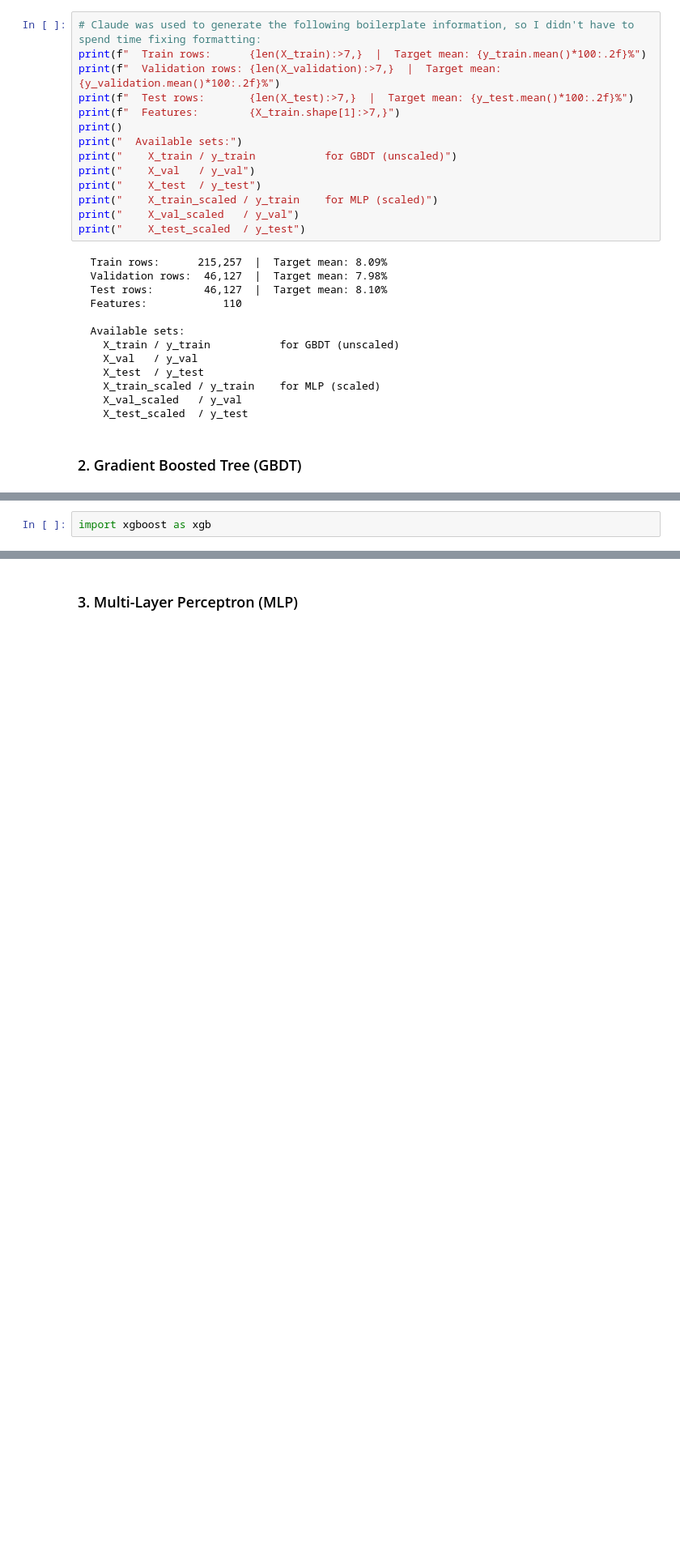
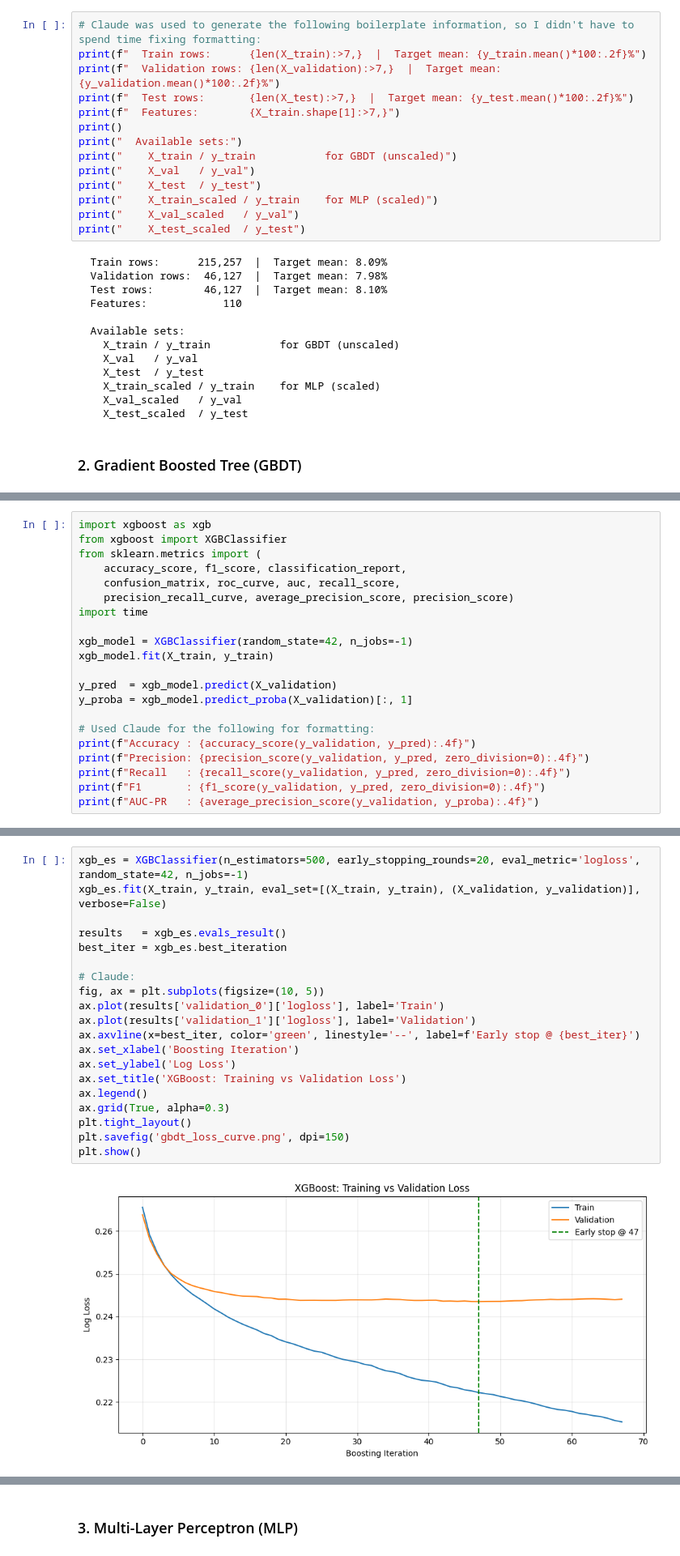
Before and after one commit to shanewang09/applied-ml, a Jupyter notebook: homework2/AppliedML_HW2_tsw2134.ipynb, the cells around one changed output, grey strips where cells are left out. Shown at 81% size. Drawn from its saved outputs; the diff is of its cells as text; blank space fills up the shorter version.

```diff
--- a/homework2/AppliedML_HW2_tsw2134.ipynb
+++ b/homework2/AppliedML_HW2_tsw2134.ipynb
@@ -352,2 +352,21 @@ print("    X_test_scaled  / y_test")
 # %%
 import xgboost as xgb
+from xgboost import XGBClassifier
+from sklearn.metrics import (
+    accuracy_score, f1_score, classification_report,
+    confusion_matrix, roc_curve, auc, recall_score,
+    precision_recall_curve, average_precision_score, precision_score)
+import time
+
+xgb_model = XGBClassifier(random_state=42, n_jobs=-1)
+xgb_model.fit(X_train, y_train)
+
+y_pred  = xgb_model.predict(X_validation)
+y_proba = xgb_model.predict_proba(X_validation)[:, 1]
+
+# Used Claude for the following for formatting:
+print(f"Accuracy : {accuracy_score(y_validation, y_pred):.4f}")
+print(f"Precision: {precision_score(y_validation, y_pred, zero_division=0):.4f}")
+print(f"Recall   : {recall_score(y_validation, y_pred, zero_division=0):.4f}")
+print(f"F1       : {f1_score(y_validation, y_pred, zero_division=0):.4f}")
+print(f"AUC-PR   : {average_precision_score(y_validation, y_proba):.4f}")
@@ -353,0 +381,22 @@ import xgboost as xgb
+# %%
+xgb_es = XGBClassifier(n_estimators=500, early_stopping_rounds=20, eval_metric='logloss', random_state=42, n_jobs=-1)
+xgb_es.fit(X_train, y_train, eval_set=[(X_train, y_train), (X_validation, y_validation)], verbose=False)
+
+results   = xgb_es.evals_result()
+best_iter = xgb_es.best_iteration
+
+# Claude:
+fig, ax = plt.subplots(figsize=(10, 5))
+ax.plot(results['validation_0']['logloss'], label='Train')
+ax.plot(results['validation_1']['logloss'], label='Validation')
+ax.axvline(x=best_iter, color='green', linestyle='--', label=f'Early stop @ {best_iter}')
+ax.set_xlabel('Boosting Iteration')
+ax.set_ylabel('Log Loss')
+ax.set_title('XGBoost: Training vs Validation Loss')
+ax.legend()
+ax.grid(True, alpha=0.3)
+plt.tight_layout()
+plt.savefig('gbdt_loss_curve.png', dpi=150)
+plt.show()
+# %% [output]
+[figure, added]
```
Also changed, not shown: parts of 22 cells of this notebook, 4 other files.
